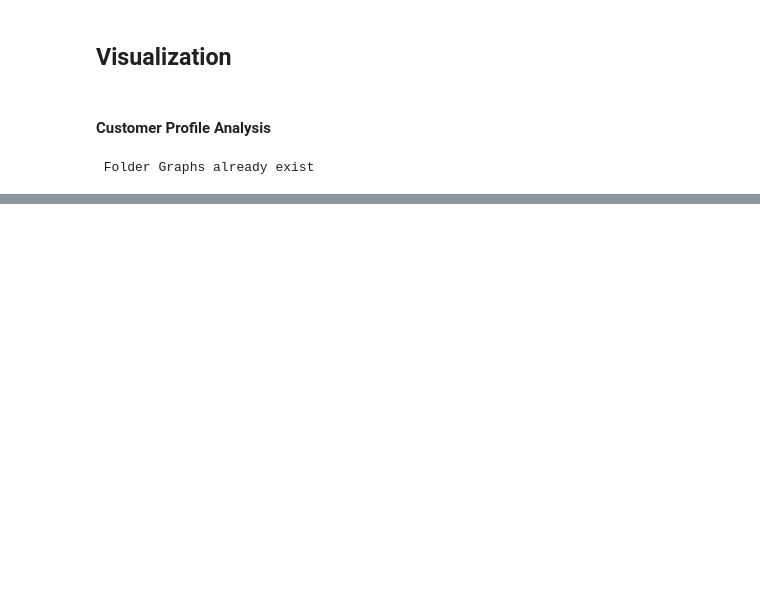
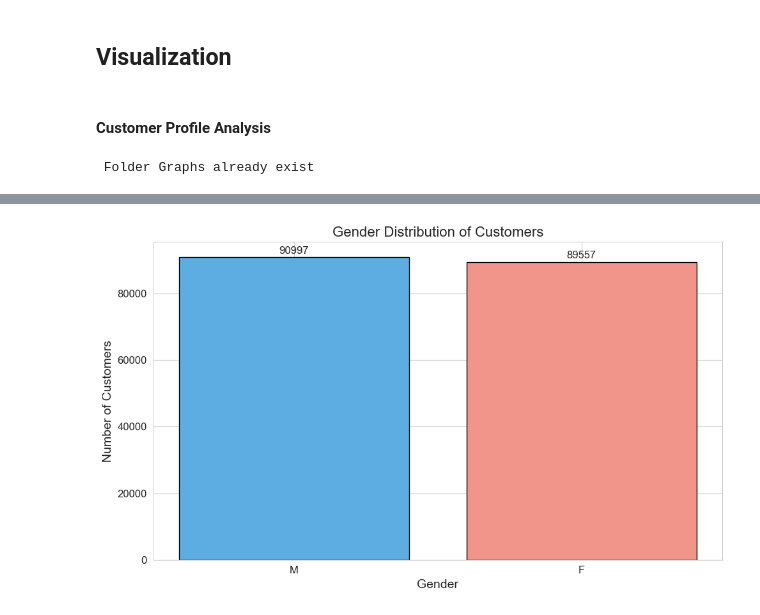
Before and after one commit to JuliusFemi/Capstone_project, a Jupyter notebook: code.ipynb, the cells around one changed output, grey strips where cells are left out. Saved outputs shown, nothing was run; the diff lists cells and outputs as text; code cells hidden in the pictures; blank space fills up the shorter version.

```diff
--- a/code.ipynb
+++ b/code.ipynb
@@ -1067,10 +1066,0 @@ Passing `palette` without assigning `hue` is deprecated and will be removed in v
-# %%
-bins = [10, 20, 30, 40, 50, 60, 70]
-labels = ['10–19', '20–29', '30–39', '40–49', '50–59', '60–69']
-merged_df['age_group'] = pd.cut(merged_df['age'], bins=bins, labels=labels)
-
-sns.countplot(data=merged_df, x='age_group', palette='viridis')
-plt.title('Age Group Distribution')
-plt.ylabel('Customer Count')
-plt.xlabel('Age Group')
-plt.show()
@@ -1081,0 +1077,29 @@ Passing `palette` without assigning `hue` is deprecated and will be removed in v
+# %%
+# Set Seaborn style
+sns.set_style("whitegrid")
+
+# Count gender values
+gender_counts = merged_df['gender'].value_counts()
+
+# Create the plot
+plt.figure(figsize=(10, 6))
+bars = plt.bar(gender_counts.index, gender_counts.values, color=['#5DADE2', '#F1948A'], edgecolor='black')
+
+# Add data labels on top of the bars
+for bar in bars:
+    height = bar.get_height()
+    plt.text(bar.get_x() + bar.get_width()/2.0, height + 1000, f'{int(height)}', ha='center', fontsize=12)
+
+# Customize labels and title
+plt.xlabel('Gender', fontsize=14)
+plt.ylabel('Number of Customers', fontsize=14)
+plt.title('Gender Distribution of Customers', fontsize=16)
+plt.xticks(fontsize=12)
+plt.yticks(fontsize=12)
+plt.tight_layout()
+
+# Save and show
+plt.savefig('Graphs/gender_distribution.png')
+plt.show()
+# %% [output]
+[figure, added]
```
Also changed, not shown: parts of 59 cells of this notebook, 8 other files.
